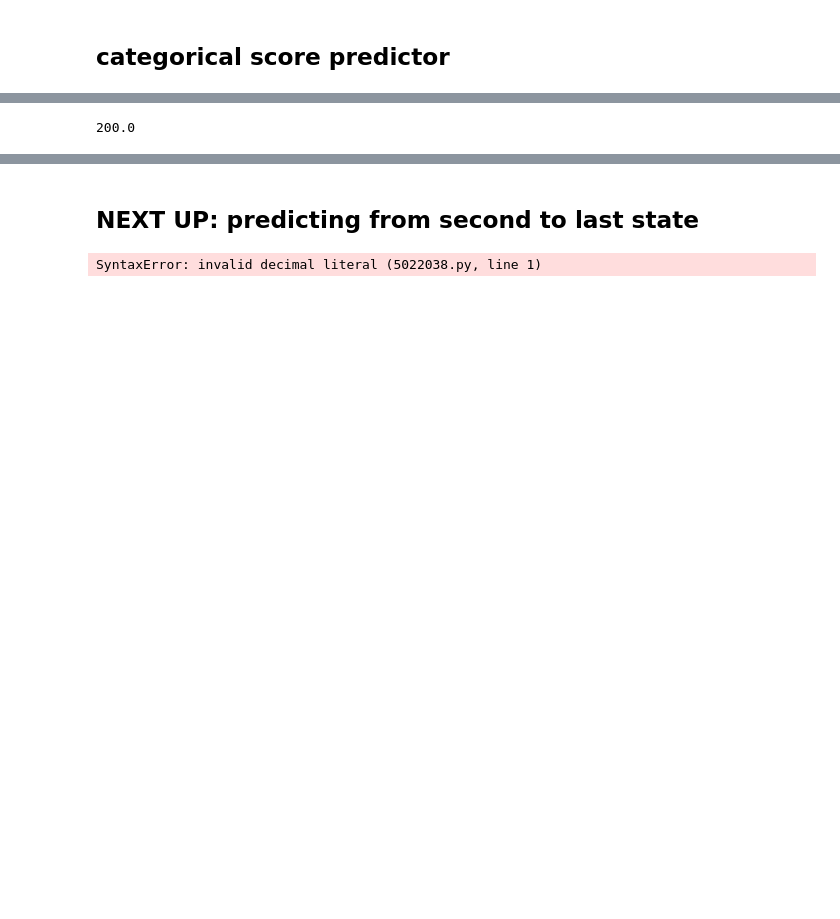
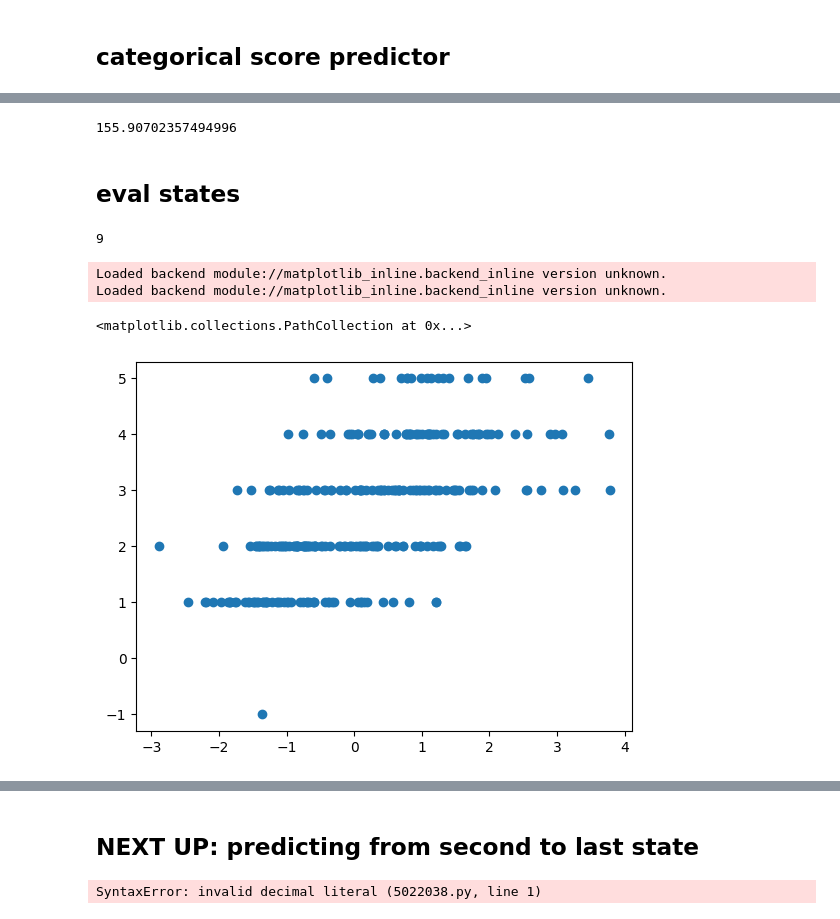
Before and after one commit to kendallzhu/curling, a Jupyter notebook: play_scratch.ipynb, the cells around one changed output, grey strips where cells are left out. Saved outputs shown, nothing was run; the diff lists cells and outputs as text; code cells hidden in the pictures; blank space fills up the shorter version.

```diff
--- a/play_scratch.ipynb
+++ b/play_scratch.ipynb
@@ -159,4 +170,43 @@ np.float64(0.00684872830947015)
 # %%
-len(actual_scores) ** .5
+len(actual_scores) ** 0.5
 # %% [output]
-200.0
+155.90702357494996
+# %% [markdown]
+## eval states
+# %%
+
+import importlib
+import data_generation
+importlib.reload(data_generation)
+
+
+
+eval_states = presets.random_sheet_states(
+    team1=5,
+    team2=4,
+    num_sims=300,
+)
+num_stones_per_side = 5
+team = 1
+rng = np.random.default_rng(2026)
+
+import curling_nn
+from constants import value_network_weights_path
+
+neural_network, normalizer = curling_nn.load_weights(
+  value_network_weights_path
+)
+
+print(neural_network.num_stones)
+# %% [output]
+9
+# %%
+grid_search_best_throws = data_generation.best_throws_for_sheets(
+    sheet_states = eval_states,
+    team = team,
+    throw_searcher = bot.ThrowsGridSearcher(10, 10, 4),
+    rng = rng,
+    num_robustness_samples=5,
+    max_throws_to_evaluate=10,
+    scoring_function=bot.score_throws_by_net_score,
+)
@@ -162,0 +221,18 @@ len(actual_scores) ** .5
+# %%
+nn_pred_scorer = data_generation.scoring_function_of_nn(neural_network, normalizer)
+get_nn_pred_score_stdev = data_generation.scoring_function_of_nn_score_std(neural_network, normalizer)
+
+grid_search_actual_scores = data_generation.score_throws_by_actual_score(eval_states, grid_search_best_throws)
+grid_search_pred_scores = nn_pred_scorer(eval_states, grid_search_best_throws)
+grid_search_pred_score_stdevs = get_nn_pred_score_stdev(eval_states, grid_search_best_throws)
+
+nn_best_actual_scores = data_generation.score_throws_by_actual_score(eval_states, neural_net_best_throws)
+nn_best_pred_scores = nn_pred_scorer(eval_states, neural_net_best_throws)
+nn_best_pred_score_stdevs = get_nn_pred_score_stdev(eval_states, neural_net_best_throws)
+# %%
+plt.scatter(grid_search_pred_scores, grid_search_actual_scores)
+# %% [output]
+Loaded backend module://matplotlib_inline.backend_inline version unknown.
+Loaded backend module://matplotlib_inline.backend_inline version unknown.
+<matplotlib.collections.PathCollection at 0x...>
+[figure, added]
```
Also changed, not shown: parts of 19 cells of this notebook, 3 other files.
